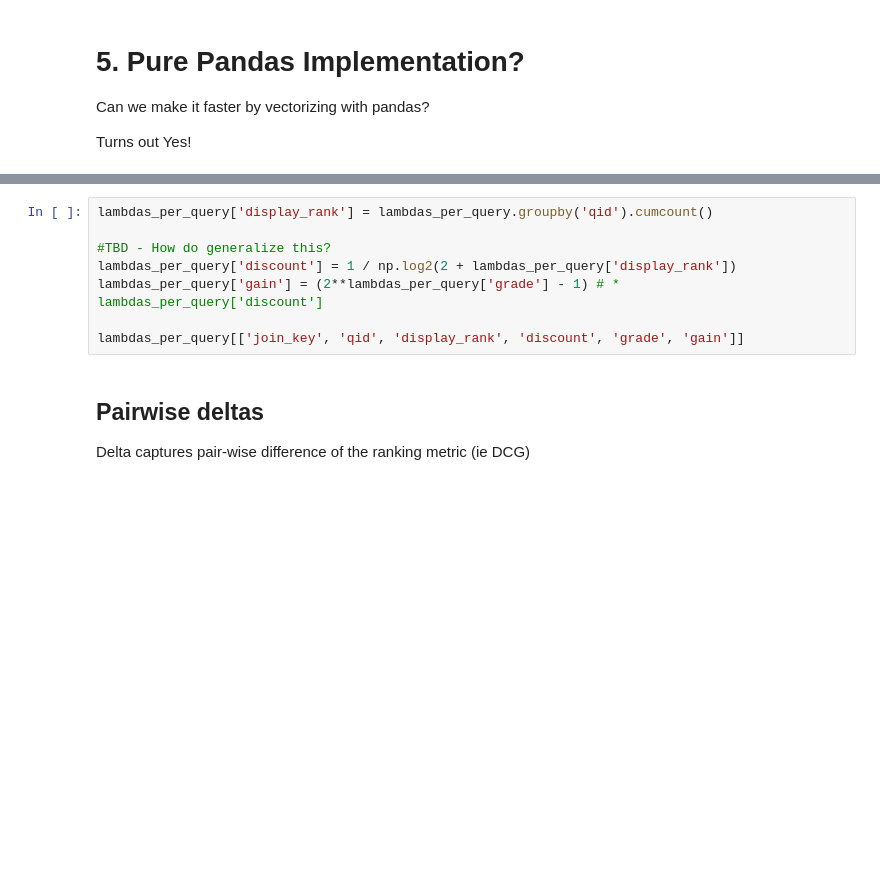
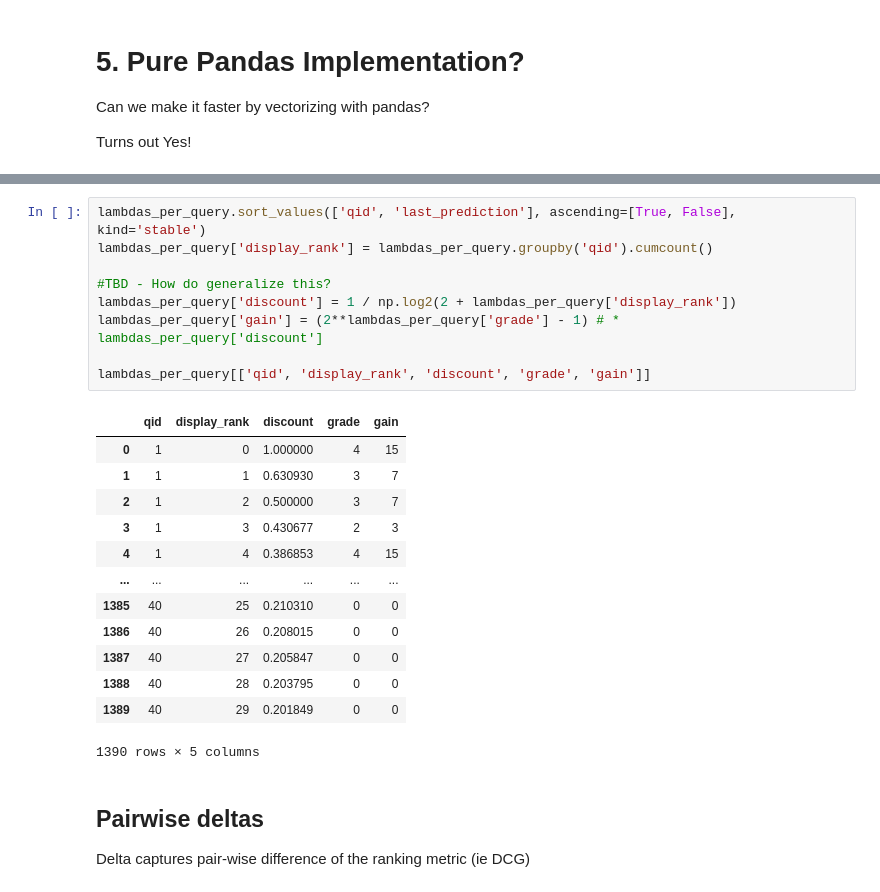
Before and after one commit to o19s/hello-ltr, a Jupyter notebook: notebooks/elasticsearch/tmdb/lambda-mart-in-python.ipynb, the cells around one changed output, grey strips where cells are left out. Cells and saved outputs as stored; diff of their text form; blank space fills up the shorter version.

```diff
--- a/notebooks/elasticsearch/tmdb/lambda-mart-in-python.ipynb
+++ b/notebooks/elasticsearch/tmdb/lambda-mart-in-python.ipynb
@@ -820,11 +783,26 @@ lambdas_per_query.sort_values(['qid', 'last_prediction'], ascending=[True, False
 # %%
+lambdas_per_query.sort_values(['qid', 'last_prediction'], ascending=[True, False], kind='stable')
 lambdas_per_query['display_rank'] = lambdas_per_query.groupby('qid').cumcount()
 
 #TBD - How do generalize this?
 lambdas_per_query['discount'] = 1 / np.log2(2 + lambdas_per_query['display_rank'])
 lambdas_per_query['gain'] = (2**lambdas_per_query['grade'] - 1) # * lambdas_per_query['discount']
 
-lambdas_per_query[['join_key', 'qid', 'display_rank', 'discount', 'grade', 'gain']]
+lambdas_per_query[['qid', 'display_rank', 'discount', 'grade', 'gain']]
+# %% [output]
+|  | qid | display_rank | discount | grade | gain |
+| 0 | 1 | 0 | 1.000000 | 4 | 15 |
+| 1 | 1 | 1 | 0.630930 | 3 | 7 |
+| 2 | 1 | 2 | 0.500000 | 3 | 7 |
+| 3 | 1 | 3 | 0.430677 | 2 | 3 |
+| 4 | 1 | 4 | 0.386853 | 4 | 15 |
+| ... | ... | ... | ... | ... | ... |
+| 1385 | 40 | 25 | 0.210310 | 0 | 0 |
+| 1386 | 40 | 26 | 0.208015 | 0 | 0 |
+| 1387 | 40 | 27 | 0.205847 | 0 | 0 |
+| 1388 | 40 | 28 | 0.203795 | 0 | 0 |
+| 1389 | 40 | 29 | 0.201849 | 0 | 0 |
+1390 rows × 5 columns
 # %% [markdown]
 ## Pairwise deltas
 
```
Also changed, not shown: parts of 24 cells of this notebook.
